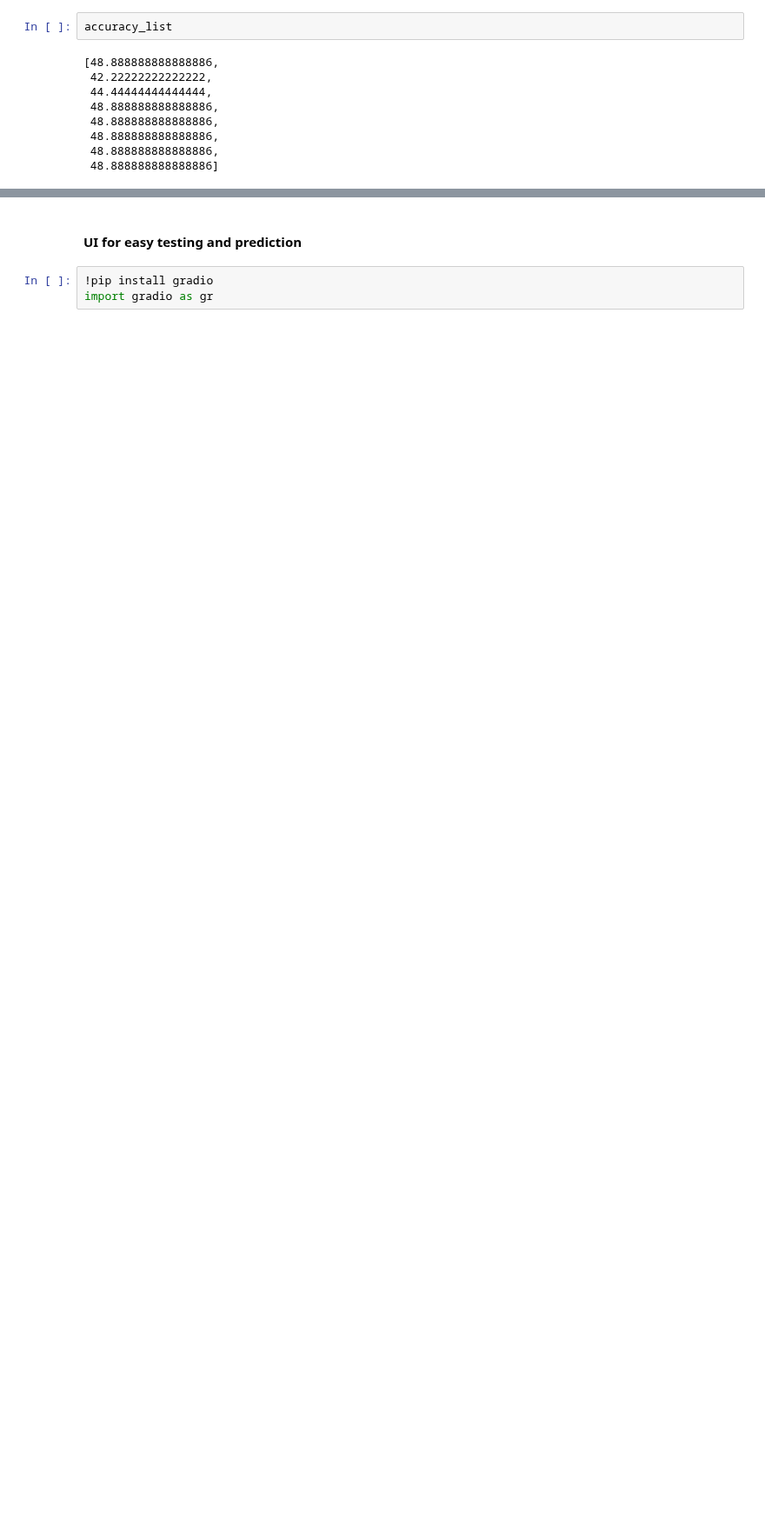
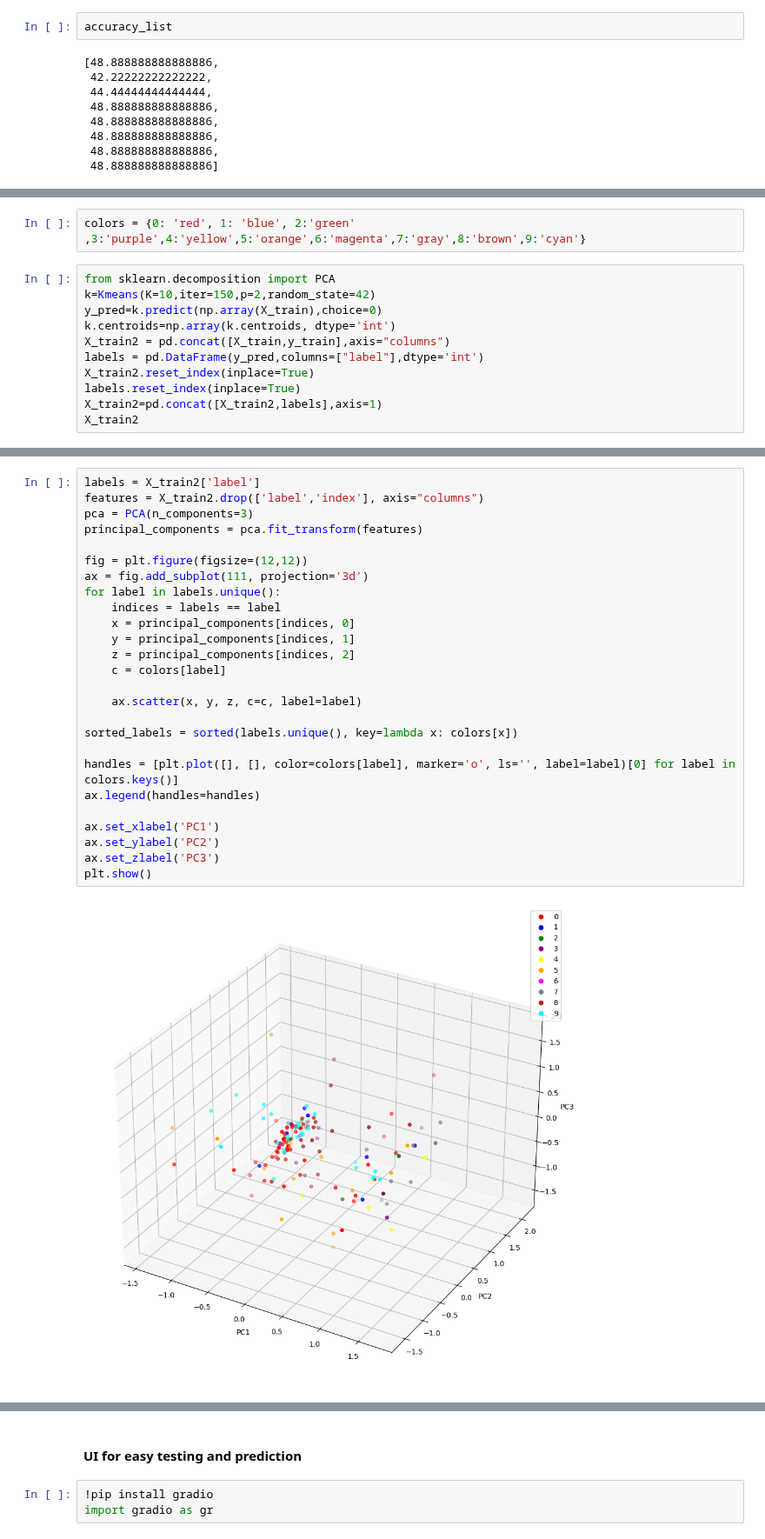
Before and after one commit to MnCSSJ4x/IIITB-Course-Recommendation-System, a Jupyter notebook: main.ipynb, the cells around one changed output, grey strips where cells are left out. Shown at 87% size. Saved outputs shown, nothing was run; the diff lists cells and outputs as text; blank space fills up the shorter version.

```diff
--- a/main.ipynb
+++ b/main.ipynb
@@ -451,0 +725,13 @@ accuracy_list
+# %%
+colors = {0: 'red', 1: 'blue', 2:'green' ,3:'purple',4:'yellow',5:'orange',6:'magenta',7:'gray',8:'brown',9:'cyan'}
+# %%
+from sklearn.decomposition import PCA
+k=Kmeans(K=10,iter=150,p=2,random_state=42)
+y_pred=k.predict(np.array(X_train),choice=0)
+k.centroids=np.array(k.centroids, dtype='int')
+X_train2 = pd.concat([X_train,y_train],axis="columns")
+labels = pd.DataFrame(y_pred,columns=["label"],dtype='int')
+X_train2.reset_index(inplace=True)
+labels.reset_index(inplace=True)
+X_train2=pd.concat([X_train2,labels],axis=1)
+X_train2
@@ -451,0 +752,28 @@ accuracy_list
+# %%
+labels = X_train2['label']
+features = X_train2.drop(['label','index'], axis="columns")
+pca = PCA(n_components=3)
+principal_components = pca.fit_transform(features)
+
+fig = plt.figure(figsize=(12,12))
+ax = fig.add_subplot(111, projection='3d')
+for label in labels.unique():
+    indices = labels == label
+    x = principal_components[indices, 0]
+    y = principal_components[indices, 1]
+    z = principal_components[indices, 2]
+    c = colors[label]
+
+    ax.scatter(x, y, z, c=c, label=label)
+
+sorted_labels = sorted(labels.unique(), key=lambda x: colors[x])
+
+handles = [plt.plot([], [], color=colors[label], marker='o', ls='', label=label)[0] for label in colors.keys()]
+ax.legend(handles=handles)
+
+ax.set_xlabel('PC1')
+ax.set_ylabel('PC2')
+ax.set_zlabel('PC3')
+plt.show()
+# %% [output]
+[figure, added]
```
Also changed, not shown: parts of 27 cells of this notebook, 6 other files.
